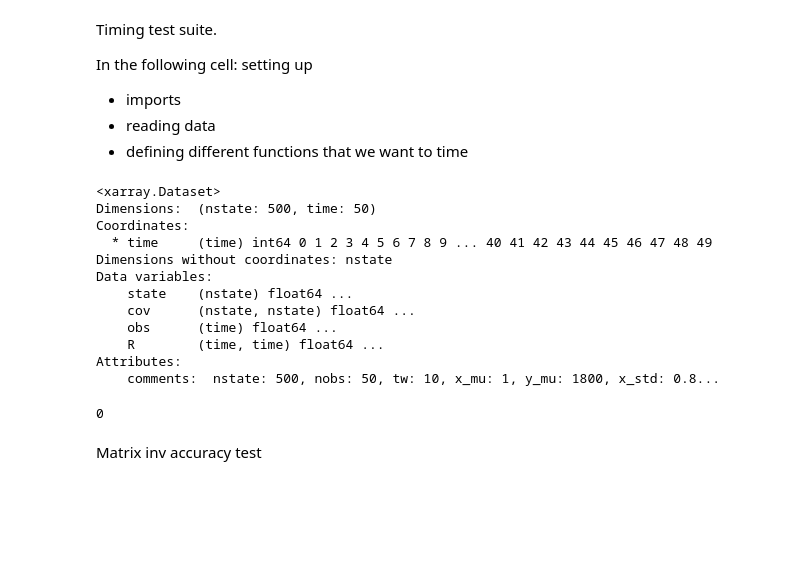
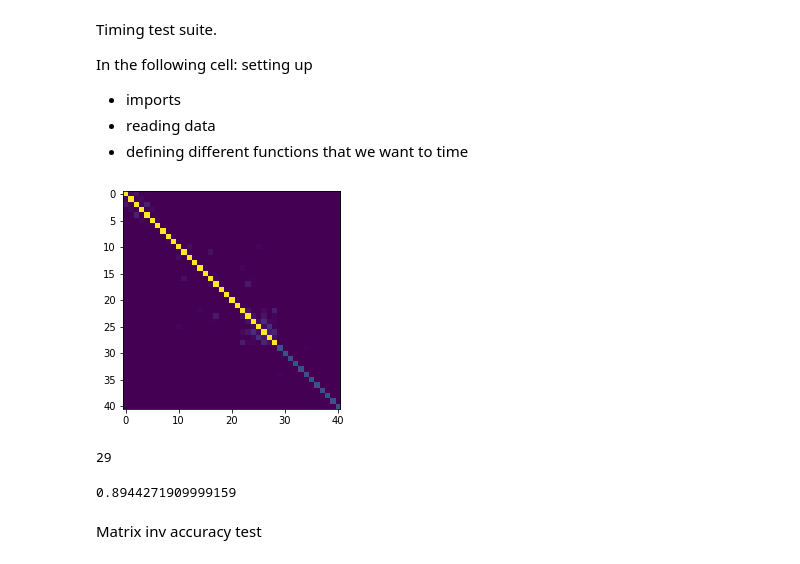
Before and after one commit to AkiTsuruta/MI-AIM, a Jupyter notebook: test_suite.ipynb, the cells around one changed output. Saved outputs shown, nothing was run; the diff lists cells and outputs as text; code cells hidden in the pictures; blank space fills up the shorter version.

```diff
--- a/test_suite.ipynb
+++ b/test_suite.ipynb
@@ -8,41 +8,37 @@ In the following cell: setting up
 # %%
 import numpy as np
 invm = np.linalg.inv
 import xarray as xr
+import matplotlib.pyplot as plt
 from blockinv_iterative import block_iter_inv_fbm, block_iter_inv_fdm, block_inv
 from blockinv_iterative_symmetric import block_inv_s, block_iter_inv_s, block_iter_inv_s2
 
 invm1 = block_inv
 ds_1 = xr.open_dataset("data/regions_verify_isotope_202112_cov.nc")
 bio_1 = ds_1["covariance_bio"]
 anth_1 = ds_1["covariance_anth"]
 
 ds_2 = xr.open_dataset("data/regions_verify_202104_cov.nc")
 bio_2 = ds_2["covariance_bio"]
 anth_2 = ds_2["covariance_anth"]
 
 M = bio_2.to_numpy()
 
+fig, ax = plt.subplots()
+ax.imshow(bio_1)
+plt.show()
 
-ds_sim = xr.open_dataset("simulated_data/simulation_03/s03_init.nc")
-print(ds_sim)
+diag = np.diagonal(bio_1)
+part = diag[diag >0.2]
+print(len(part))
 # %% [output]
+[figure, added]
-<xarray.Dataset>
-Dimensions:  (nstate: 500, time: 50)
-Coordinates:
-  * time     (time) int64 0 1 2 3 4 5 6 7 8 9 ... 40 41 42 43 44 45 46 47 48 49
-Dimensions without coordinates: nstate
-Data variables:
-    state    (nstate) float64 ...
-    cov      (nstate, nstate) float64 ...
-    obs      (time) float64 ...
-    R        (time, time) float64 ...
-Attributes:
-    comments:  nstate: 500, nobs: 50, tw: 10, x_mu: 1, y_mu: 1800, x_std: 0.8...
+29
-# %%
-1//3
-# %% [output]
-0
+# %%
+from math import sqrt
+print(sqrt(0.8))
+# %% [output]
+0.8944271909999159
 # %% [markdown]
 Matrix inv accuracy test
 # %%
```
Also changed, not shown: 2 other files.
